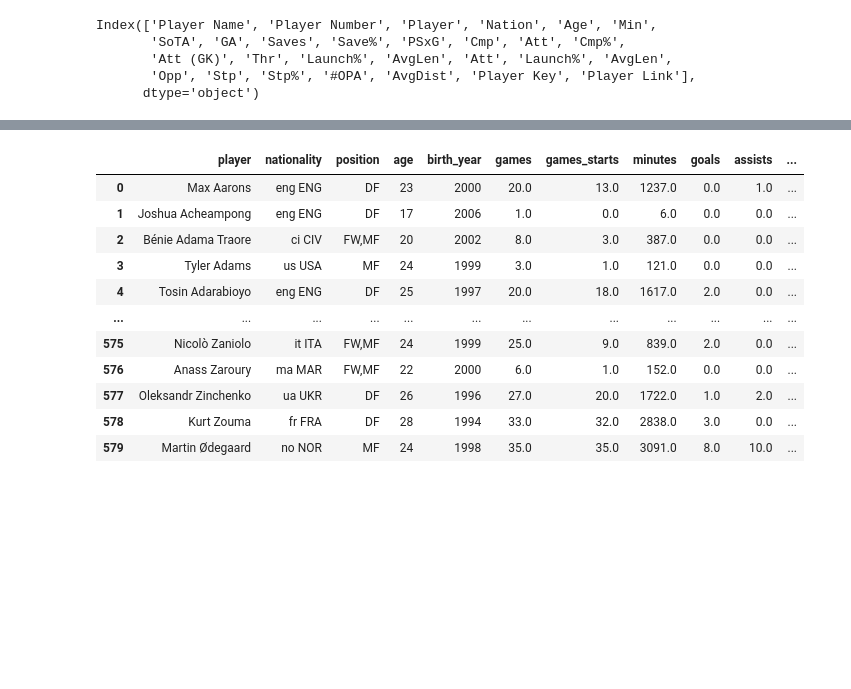
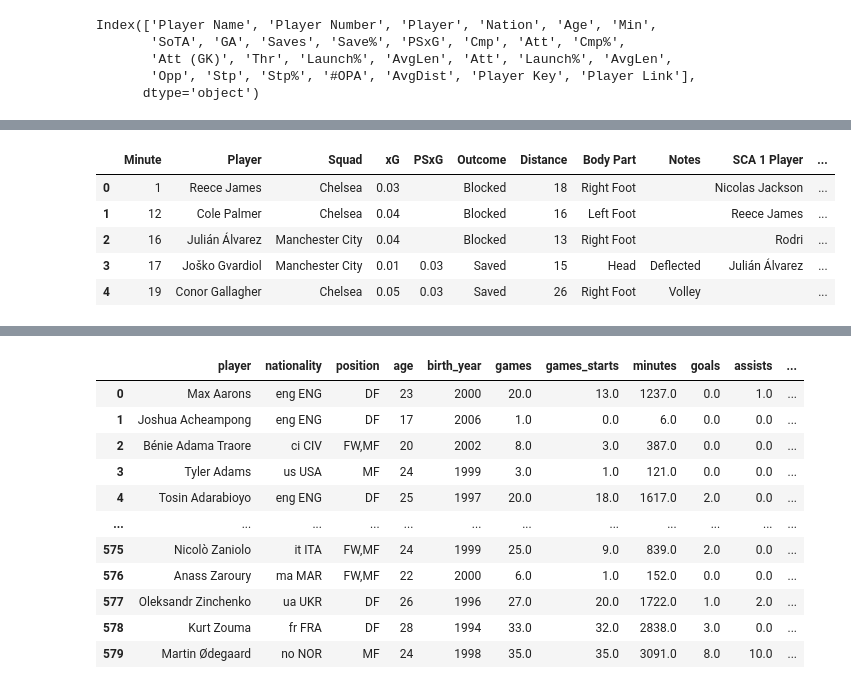
Before and after one commit to bdi2357/FootballData, a Jupyter notebook: PlayerPerformanceData/Scrape_FBref.ipynb, the cells around one changed output, grey strips where cells are left out. Cells and saved outputs as stored; diff of their text form; code cells hidden in the pictures; blank space fills up the shorter version.

```diff
--- a/PlayerPerformanceData/Scrape_FBref.ipynb
+++ b/PlayerPerformanceData/Scrape_FBref.ipynb
@@ -938,0 +1023,14 @@ Index(['Player Name', 'Player Number', 'Player', 'Nation', 'Age', 'Min',
+# %%
+url = "https://fbref.com/en/matches/53bb8f30/Chelsea-Manchester-City-November-12-2023-Premier-League"
+
+# Fetch the HTML content from the URL
+response = requests.get(url)
+html_content = response.content
+parse_shots(html_content).head()
+# %% [output]
+|  | Minute | Player | Squad | xG | PSxG | Outcome | Distance | Body Part | Notes | SCA 1 Player | ... |
+| 0 | 1 | Reece James | Chelsea | 0.03 |  | Blocked | 18 | Right Foot |  | Nicolas Jackson | ... |
+| 1 | 12 | Cole Palmer | Chelsea | 0.04 |  | Blocked | 16 | Left Foot |  | Reece James | ... |
+| 2 | 16 | Julián Álvarez | Manchester City | 0.04 |  | Blocked | 13 | Right Foot |  | Rodri | ... |
+| 3 | 17 | Joško Gvardiol | Manchester City | 0.01 | 0.03 | Saved | 15 | Head | Deflected | Julián Álvarez | ... |
+| 4 | 19 | Conor Gallagher | Chelsea | 0.05 | 0.03 | Saved | 26 | Right Foot | Volley |  | ... |
```
Also changed, not shown: parts of 29 cells of this notebook.
